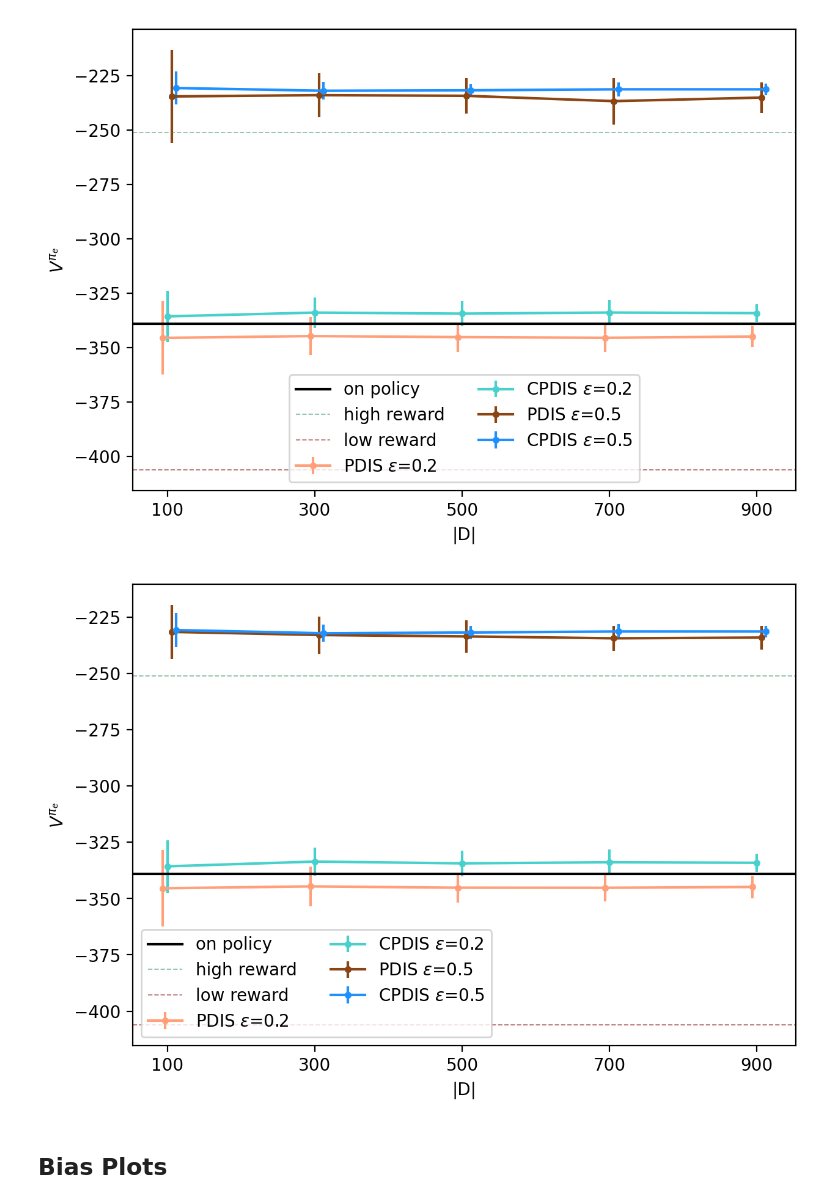
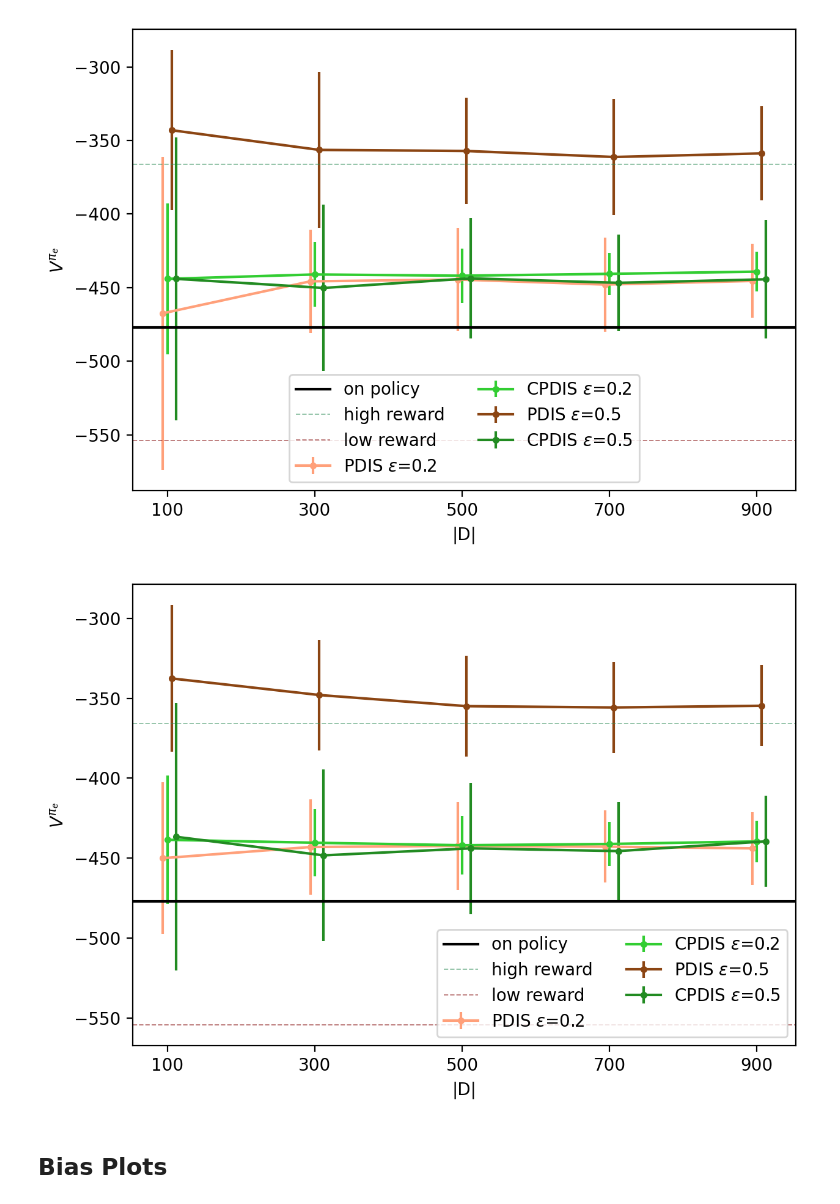
Before and after one commit to jackteversham/concepts-ope, a Jupyter notebook: visualisation.ipynb, the cells around one changed output. Cells and saved outputs as stored; diff of their text form; code cells hidden in the pictures.

Commit message:
more pdis experiments.

```diff
--- a/visualisation.ipynb
+++ b/visualisation.ipynb
@@ -36,15 +36,15 @@ c="all"
 # df_no_outliers = pd.read_parquet(f"parquets/coverage_experiments/ope_estimates_good_coverage_no_outliers")
 # df_bad = pd.read_parquet(f"parquets/coverage_experiments/ope_estimates_bad_coverage")
 # df_no_outliers_bad = pd.read_parquet(f"parquets/coverage_experiments/ope_estimates_bad_coverage")
-c='0'
+c='2'
 
 suffix=''
-folder="parquets/concept_experiments/original_pdis"
-folder2="parquets/concept_experiments/original_pdis"
+folder="parquets/concept_experiments/overlap_pdis"
+folder2="parquets/concept_experiments/overlap_pdis"
 df = pd.read_parquet(f"{folder}/ope_estimates_c{c}_eps02{suffix}")
-df_no_outliers = pd.read_parquet(f"{folder}/ope_estimates_c{c}_eps02_no_outliers{suffix}")
+df_no_outliers = pd.read_parquet(f"{folder}/ope_estimates_c{c}_eps02{suffix}_no_outliers")
 df_bad = pd.read_parquet(f"{folder2}/ope_estimates_c{c}_eps05{suffix}")
-df_no_outliers_bad = pd.read_parquet(f"{folder2}/ope_estimates_c{c}_eps05_no_outliers{suffix}")
+df_no_outliers_bad = pd.read_parquet(f"{folder2}/ope_estimates_c{c}_eps05{suffix}_no_outliers")
 
 # print(df_bad)
 
@@ -68,15 +68,15 @@ df_no_outliers_bootstrapped_mean= pd.concat([bootstrap_mean(df_no_outliers) for
 df_bad_bootstrapped_mean = pd.concat([bootstrap_mean(df_bad) for i in range (1000)], axis=1).T.describe()
 df_no_outliers_bad_bootstrapped_mean = pd.concat([bootstrap_mean(df_no_outliers_bad) for i in range (1000)], axis=1).T.describe()
 
-on_policy = -339 # -339 -227 -477
-on_policy_bad_coverage = -339 # -339 -227 -477
+on_policy = -477 # -339 -227 -477
+on_policy_bad_coverage = -477 # -339 -227 -477
 
 df_stats = df.describe()
 df_no_outliers_stats = df_no_outliers.describe()
 df_stats_bad = df_bad.describe()
 df_no_outliers_stats_bad = df_no_outliers_bad.describe()
 
-print(df_stats_bad)
+print(df_stats)
 print(df_no_outliers_stats)
 # print(df_bootstrapped_std)
 # print(df_bootstrapped_std.loc["std"].filter(like="vanilla"))
@@ -104,8 +104,8 @@ max     -322.229225  -333.251358   -321.944642  -332.601405   -324.046959
 colors_light = ["mediumturquoise", "orangered","limegreen", "palevioletred", "violet",  "orangered", "plum","lightsteelblue", "greenyellow", "violet"]
 colors_dark = ["dodgerblue" , "gold", "forestgreen", "red", "darkviolet", "gold", "blueviolet" , "darkslategrey", "olive", "darkviolet"]
 
-concepts_color = colors_light[int(c)] #"limegreen" mediumturquoise orangered violet palevioletred
-concepts_color_bad = colors_dark[int(c)] #"forestgreen" dodgerblue gold darkviolet red
+concepts_color = colors_light[2] #"limegreen" mediumturquoise orangered violet palevioletred
+concepts_color_bad = colors_dark[2] #"forestgreen" dodgerblue gold darkviolet red
 vanilla_color = "lightsalmon"
 vanilla_color_bad = "saddlebrown"
 
@@ -146,43 +146,43 @@ std_concepts_no_outliers_bad = df_no_outliers_bad_bootstrapped_std.loc["mean"].f
 #Windy, more concepts
 indicative_rewards = [(-251,-406),(-170,-275),(-366,-554)]
 
-a_high_reward, a_low_reward = indicative_rewards[0]
+a_high_reward, a_low_reward = indicative_rewards[2]
 
 
 fig = plt.figure(figsize=(7,5), dpi=200)
 # plt.subplot(1,2,1)
 
 plt.errorbar(x-6, mean_estimates_vanilla.to_list() , yerr=std_vanilla.to_list(), label=pdis_label, color=vanilla_color, marker=".")
 plt.errorbar(x, mean_estimates_concepts.to_list() , yerr=std_concepts.to_list(), label=cpdis_label, color=concepts_color, marker=".")
 plt.errorbar(x+6, mean_estimates_vanilla_bad.to_list() , yerr=std_vanilla_bad.to_list(), label=pdis_label_2, color=vanilla_color_bad, marker=".")
 plt.errorbar(x+12, mean_estimates_concepts_bad.to_list() , yerr=std_concepts_bad.to_list(), label=cpdis_label_2, color=concepts_color_bad, marker=".")
 plt.axhline(on_policy, label="on policy", color="black")
 plt.axhline(a_high_reward, label="high reward", color="seagreen", alpha=0.5, linestyle="--", linewidth=0.7)
 plt.axhline(a_low_reward, label="low reward", color="maroon", alpha=0.5, linestyle="--", linewidth=0.7)
 plt.legend(loc="lower center", ncols=2)
 plt.ylabel(r"$V^{\pi_e}$")
 plt.xlabel("|D|")
 plt.xticks(x)
 
 fig = plt.figure(figsize=(7,5), dpi=200)
 # plt.subplot(1,2,2)
 plt.errorbar(x-6, mean_estimates_vanilla_no_outliers.to_list() , yerr=std_vanilla_no_outliers.to_list(), label=pdis_label, color=vanilla_color, marker=".")
 plt.errorbar(x, mean_estimates_concepts_no_outliers.to_list() , yerr=std_concepts_no_outliers.to_list(), label=cpdis_label, color=concepts_color, marker=".")
 plt.errorbar(x+6, mean_estimates_vanilla_no_outliers_bad.to_list() , yerr=std_vanilla_no_outliers_bad.to_list(), label=pdis_label_2, color=vanilla_color_bad, marker=".")
 plt.errorbar(x+12, mean_estimates_concepts_no_outliers_bad.to_list() , yerr=std_concepts_no_outliers_bad.to_list(), label=cpdis_label_2, color=concepts_color_bad, marker=".")
 plt.axhline(on_policy, label="on policy", color="black")
 plt.axhline(a_high_reward, label="high reward", color="seagreen", alpha=0.5, linestyle="--", linewidth=0.7)
 plt.axhline(a_low_reward, label="low reward", color="maroon", alpha=0.5, linestyle="--", linewidth=0.7)
 plt.xlabel("|D|")
 plt.xticks(x)
 
 
 plt.ylabel(r"$V^{\pi_e}$")
-plt.legend(loc="lower left", ncols=2)
+plt.legend(loc="lower right", ncols=2)
 plt.show()
 # %% [output]
-[figure, old version]
+[figure, new version]
-[figure, old version]
+[figure, new version]
 # %% [markdown]
 ## Bias Plots
 # %%
```
Also changed, not shown: parts of 4 cells of this notebook, 27 other files.
